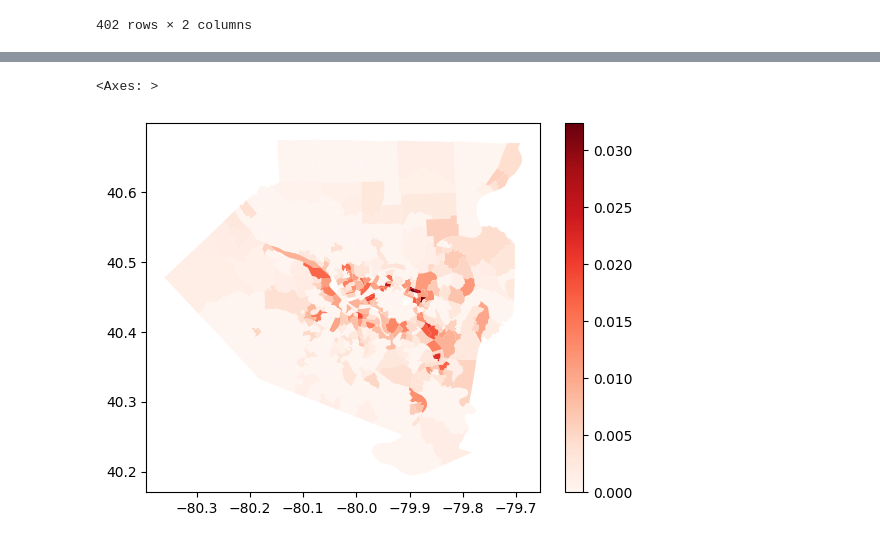
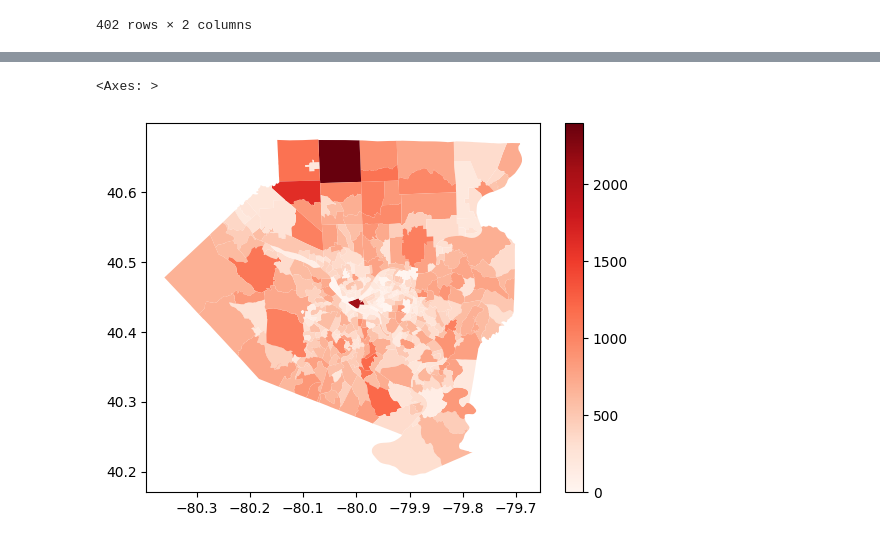
Before and after one commit to eli-goodfriend/air_brain, a Jupyter notebook: notebooks/archive/asthma.ipynb, the cells around one changed output, grey strips where cells are left out. Cells and saved outputs as stored; diff of their text form; code cells hidden in the pictures.

Commit message:
asthma notebook works with new data pulling

```diff
--- a/notebooks/archive/asthma.ipynb
+++ b/notebooks/archive/asthma.ipynb
@@ -16,6 +12,5 @@ tract_file = os.path.join(DATA_DIR, "tl_2010_42003_tract10", "tl_2010_42003_trac
 # %%
-asthma = pd.read_csv(asthma_file)
+asthma = pd.read_csv(data_dir / "asthma.csv")
 # convert all numerators to fractions
 for col in ["ED_visits", "ED_hosp", "UC_visits", "Asthma_use"]:
     asthma["{}_frac".format(col)] = asthma[col] / asthma.Total_members
-asthma
@@ -36,6 +29,6 @@ asthma
 # %%
 # all 2010 census tracts as polygons
-tracts = gpd.read_file(tract_file)
+tracts = gpd.read_file(data_dir / "tract_2010" / "tl_2010_42003_tract10.shp")
 # need to rename tracts to match the asthma file
 tracts.rename(columns={"TRACTCE10": "Census_tract"}, inplace=True)
 tracts.Census_tract = "42003" + tracts.Census_tract.astype(str)
@@ -56,4 +49,6 @@ tracts[["Census_tract", "geometry"]]
 | 401 | 42003981800 | POLYGON ((-79.89918 40.47606, -79... |
 402 rows × 2 columns
 # %%
-df = tracts.merge(asthma, on="Census_tract", how="right", validate="1:1")
+df = tracts.merge(asthma, on="Census_tract", how="outer", validate="1:1")
+df.Total_members = df.Total_members.fillna(0)
+len(df)
@@ -60,5 +74,5 @@ df = tracts.merge(asthma, on="Census_tract", how="right", validate="1:1")
 # %%
-df.plot(column="ED_hosp_frac", legend=True, cmap="Reds")
+df.plot(column="Total_members", legend=True, cmap="Reds")
 # %% [output]
 <Axes: >
-[figure, old version]
+[figure, new version]
```
Also changed, not shown: parts of 5 cells of this notebook.
